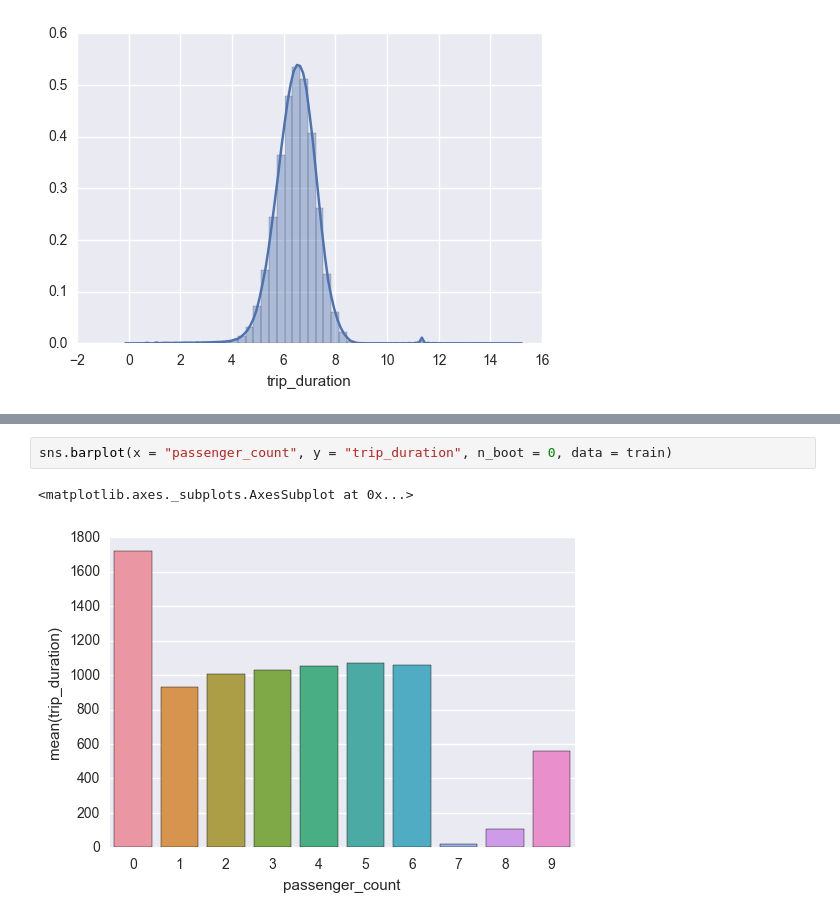
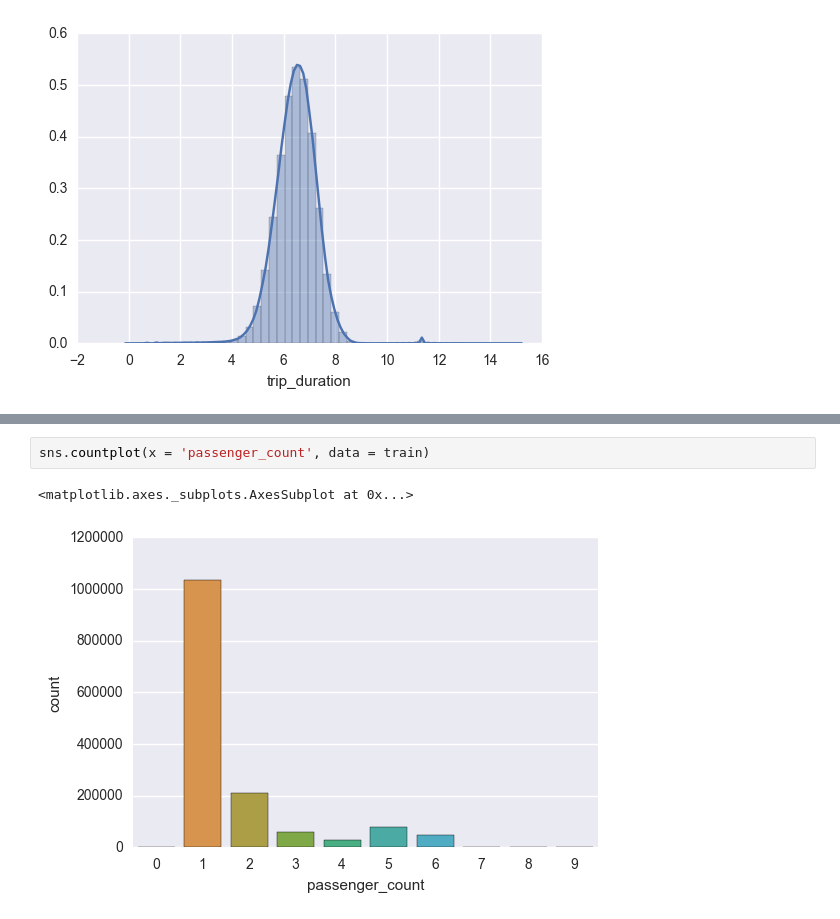
Before and after one commit to sglembocki/personal_projects, a Jupyter notebook: NewYorkTaxiTripDuration/NewYorkTaxiTripDuration.ipynb, the cells around one changed output, grey strips where cells are left out. Drawn from its saved outputs; the diff is of its cells as text.

```diff
--- a/NewYorkTaxiTripDuration/NewYorkTaxiTripDuration.ipynb
+++ b/NewYorkTaxiTripDuration/NewYorkTaxiTripDuration.ipynb
@@ -59,7 +94,7 @@ sns.distplot(np.log(train['trip_duration']))
 # %%
-sns.barplot(x = "passenger_count", y = "trip_duration", n_boot = 0, data = train)
+sns.countplot(x = 'passenger_count', data = train)
 # %% [output]
 <matplotlib.axes._subplots.AxesSubplot at 0x...>
-[figure, old version]
+[figure, new version]
 # %%
 train['month'] = train['pickup_datetime'].apply(lambda x: x.month)
```
Also changed, not shown: parts of 30 cells of this notebook.
